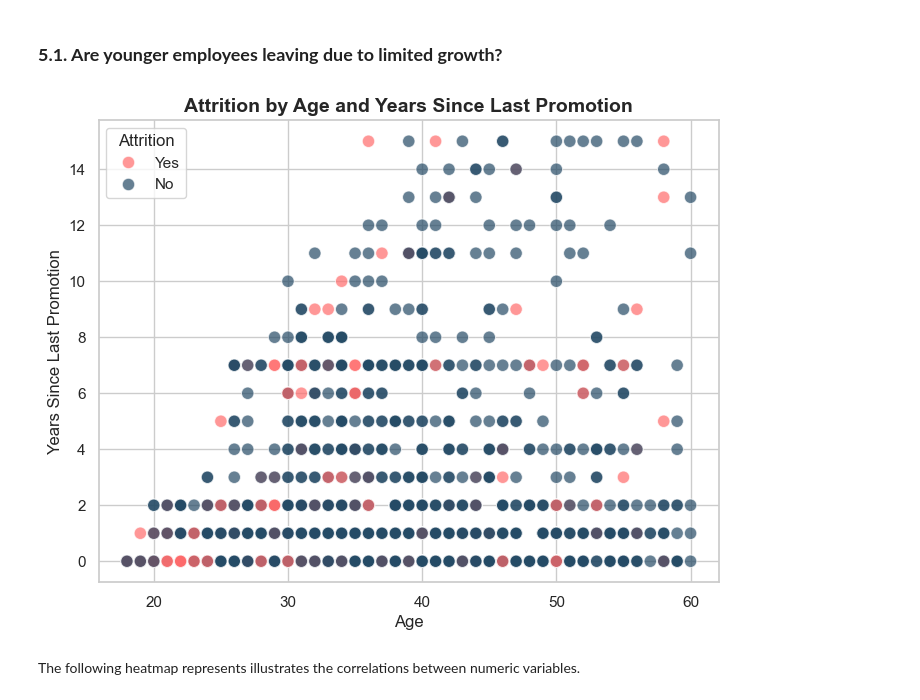
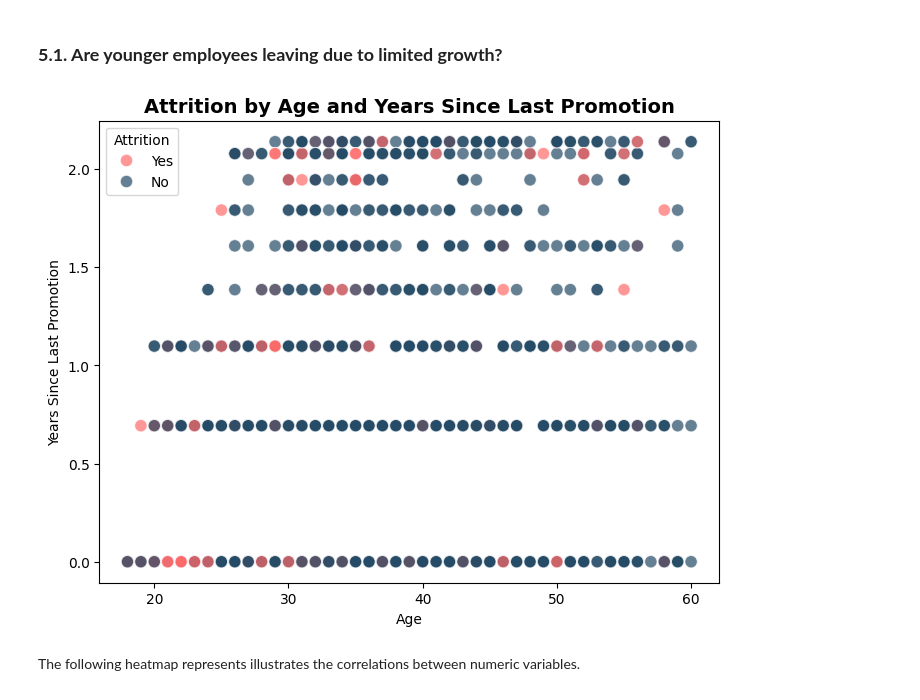
Before and after one commit to filipe-carmo/EDSB25_10, a Jupyter notebook: 2. Exploratory Data Analysis.ipynb, the cells around one changed output. Drawn from its saved outputs; the diff is of its cells as text; code cells hidden in the pictures.

```diff
--- a/2. Exploratory Data Analysis.ipynb
+++ b/2. Exploratory Data Analysis.ipynb
@@ -1118,25 +1181,25 @@ In this section some questions will be responded in order to get the profile emp
 # %%
 import seaborn as sns
 import matplotlib.pyplot as plt
 
 plt.figure(figsize=(8,6))
 sns.scatterplot(
-    data=HR_EDA,
+    data=HR_EDA_clipped,
     x='Age',
-    y='YearsSinceLastPromotion',
+    y='YearsSinceLastPromotionLog',
     hue='Attrition',
     palette={'No':'#254B66','Yes':'#FF6B6B'},
     alpha=0.7,
     s=80
 )
 
 plt.title("Attrition by Age and Years Since Last Promotion", fontsize=14, fontweight='bold')
 plt.xlabel("Age")
 plt.ylabel("Years Since Last Promotion")
 plt.legend(title="Attrition")
 plt.show()
 # %% [output]
-[figure, old version]
+[figure, new version]
 # %% [markdown]
 The following heatmap represents illustrates the correlations between numeric variables.
 # %% [markdown]
```
Also changed, not shown: parts of 9 cells of this notebook, 2 other files.
